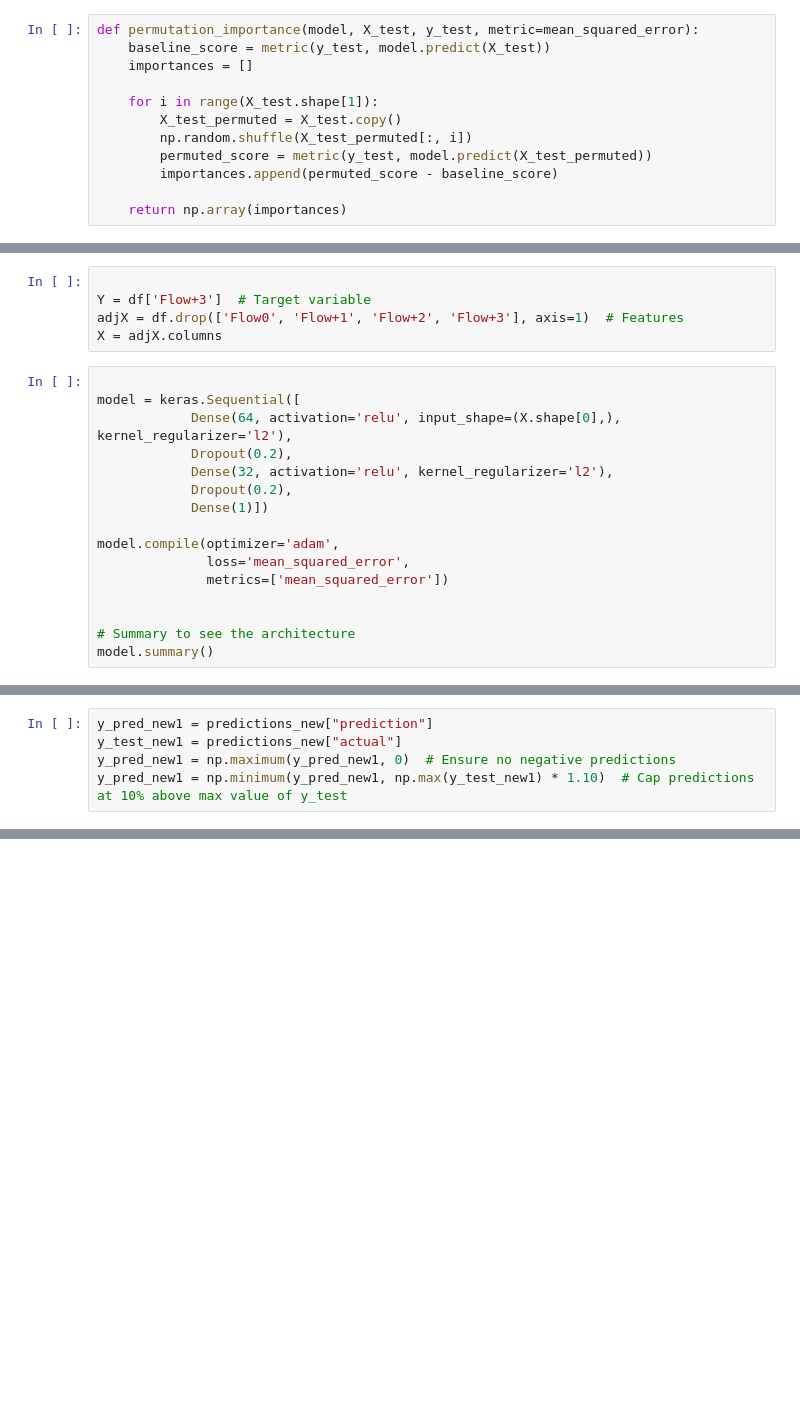
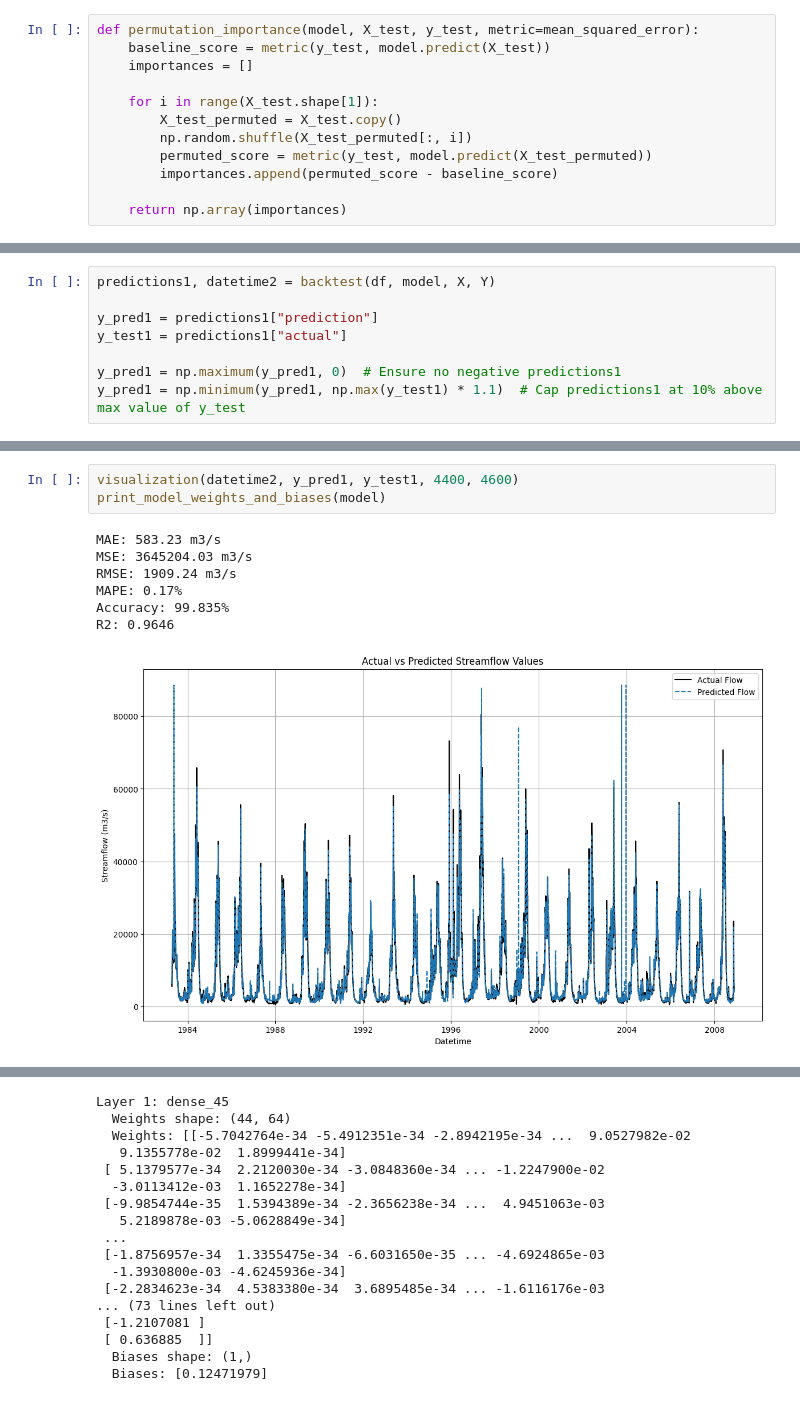
Before and after one commit to Abdullah-Usmani/flood-research1, a Jupyter notebook: ANN-Idaho-backtest.ipynb, the cells around one changed output, grey strips where cells are left out. Saved outputs shown, nothing was run; the diff lists cells and outputs as text; blank space fills up the shorter version.

```diff
--- a/ANN-Idaho-backtest.ipynb
+++ b/ANN-Idaho-backtest.ipynb
@@ -171,21 +275,0 @@ df = df.drop(columns=features_to_drop)
-# %%
-
-Y = df['Flow+3']  # Target variable
-adjX = df.drop(['Flow0', 'Flow+1', 'Flow+2', 'Flow+3'], axis=1)  # Features
-X = adjX.columns
-# %%
-
-model = keras.Sequential([
-            Dense(64, activation='relu', input_shape=(X.shape[0],), kernel_regularizer='l2'),
-            Dropout(0.2),
-            Dense(32, activation='relu', kernel_regularizer='l2'),
-            Dropout(0.2),
-            Dense(1)])
-
-model.compile(optimizer='adam',
-              loss='mean_squared_error',
-              metrics=['mean_squared_error'])
-
-
-# Summary to see the architecture
-model.summary()
@@ -378,5 +382,8 @@ Epoch 6/15
 # %%
-y_pred_new1 = predictions_new["prediction"]
-y_test_new1 = predictions_new["actual"]
-y_pred_new1 = np.maximum(y_pred_new1, 0)  # Ensure no negative predictions
-y_pred_new1 = np.minimum(y_pred_new1, np.max(y_test_new1) * 1.10)  # Cap predictions at 10% above max value of y_test
+predictions1, datetime2 = backtest(df, model, X, Y)
+
+y_pred1 = predictions1["prediction"]
+y_test1 = predictions1["actual"]
+
+y_pred1 = np.maximum(y_pred1, 0)  # Ensure no negative predictions1
+y_pred1 = np.minimum(y_pred1, np.max(y_test1) * 1.1)  # Cap predictions1 at 10% above max value of y_test
@@ -503,0 +408,11 @@ plt.show()
+# %%
+visualization(datetime2, y_pred1, y_test1, 4400, 4600)
+print_model_weights_and_biases(model)
+# %% [output]
+MAE: 583.23 m3/s
+MSE: 3645204.03 m3/s
+RMSE: 1909.24 m3/s
+MAPE: 0.17%
+Accuracy: 99.835%
+R2: 0.9646
+[figure, added]
@@ -503,0 +423,17 @@ plt.show()
+Layer 1: dense_45
+  Weights shape: (44, 64)
+  Weights: [[-5.7042764e-34 -5.4912351e-34 -2.8942195e-34 ...  9.0527982e-02
+   9.1355778e-02  1.8999441e-34]
+ [ 5.1379577e-34  2.2120030e-34 -3.0848360e-34 ... -1.2247900e-02
+  -3.0113412e-03  1.1652278e-34]
+ [-9.9854744e-35  1.5394389e-34 -2.3656238e-34 ...  4.9451063e-03
+   5.2189878e-03 -5.0628849e-34]
+ ...
+ [-1.8756957e-34  1.3355475e-34 -6.6031650e-35 ... -4.6924865e-03
+  -1.3930800e-03 -4.6245936e-34]
+ [-2.2834623e-34  4.5383380e-34  3.6895485e-34 ... -1.6116176e-03
+... (73 lines left out)
+ [-1.2107081 ]
+ [ 0.636885  ]]
+  Biases shape: (1,)
+  Biases: [0.12471979]
```
Also changed, not shown: parts of 37 cells of this notebook, 2 other files.
